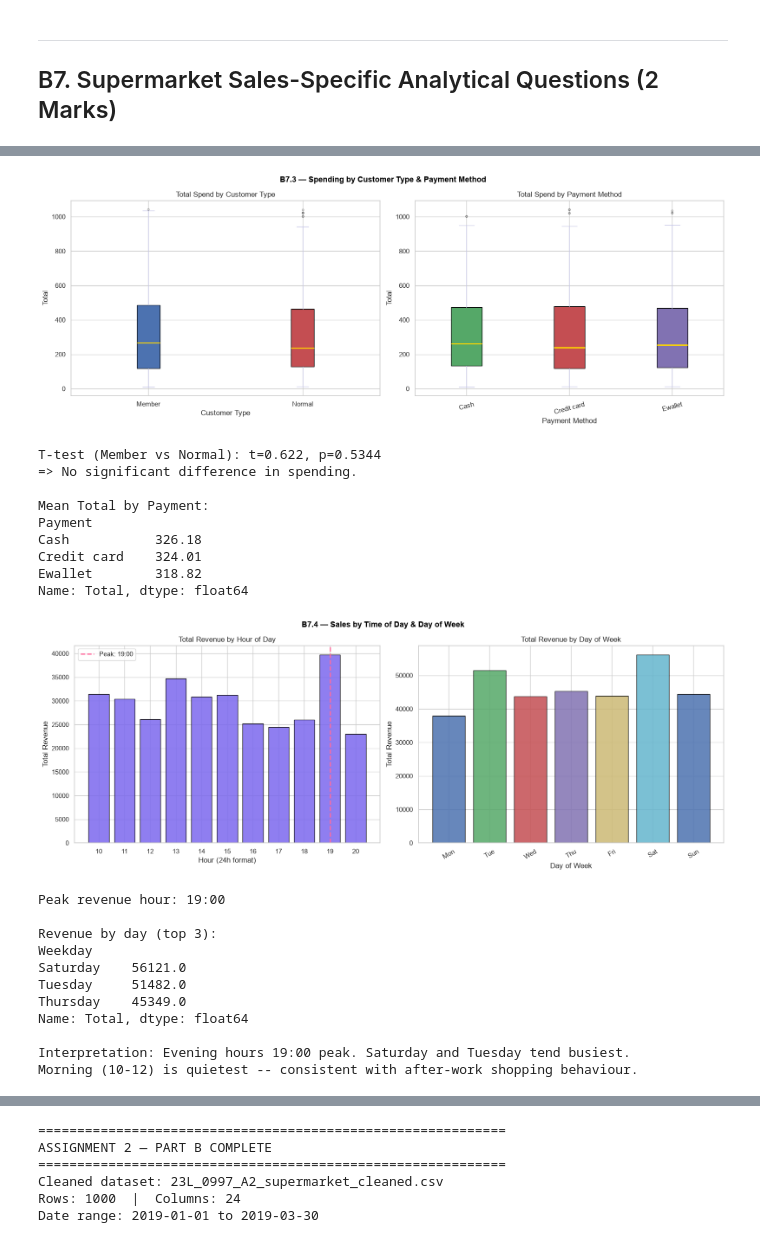
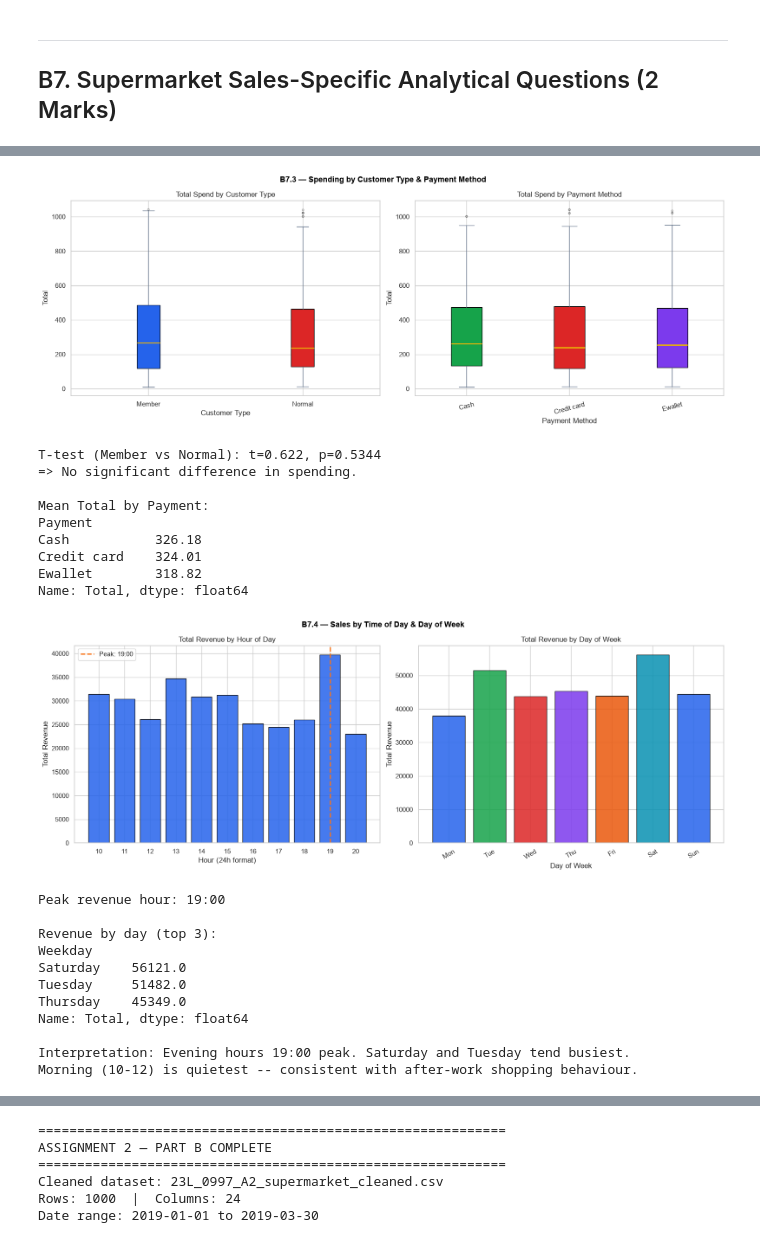
Before and after one commit to SheikhFareed99/Data-cleaning-eda, a Jupyter notebook: 23L_0997_A2.ipynb, the cells around one changed output, grey strips where cells are left out. Saved outputs shown, nothing was run; the diff lists cells and outputs as text; code cells hidden in the pictures.

Commit message:
Refresh graph colours and concise insights

```diff
--- a/23L_0997_A2.ipynb
+++ b/23L_0997_A2.ipynb
@@ -339,7 +347,7 @@ from scipy import stats
 sns.set_theme(style='whitegrid')
 plt.rcParams['figure.figsize'] = (10, 5)
 plt.rcParams['font.size'] = 10
-PALETTE = ['#4C72B0', '#55A868', '#C44E52', '#8172B2', '#CCB974', '#64B5CD']
+PALETTE = ['#2563EB', '#16A34A', '#DC2626', '#7C3AED', '#EA580C', '#0891B2']
 # %% [markdown]
 ---
 ## B1. Dataset Understanding (2 Marks)
@@ -1180,9 +1188,9 @@ fig.suptitle('B7.3 — Spending by Customer Type & Payment Method',
              fontsize=13, fontweight='bold', color='black')
 cust_grps = [df_clean[df_clean['Customer type']==t]['Total'] for t in ['Member','Normal']]
 bp1 = axes[0].boxplot(cust_grps, tick_labels=['Member','Normal'], patch_artist=True,
-                       medianprops=dict(color='#ffd700', lw=2),
-                       whiskerprops=dict(color='#c8c8e8'),
-                       capprops=dict(color='#c8c8e8'),
+                       medianprops=dict(color='#EAB308', lw=2),
+                       whiskerprops=dict(color='#64748B'),
+                       capprops=dict(color='#64748B'),
                        flierprops=dict(marker='o', alpha=0.3, ms=3))
 bp1['boxes'][0].set_facecolor(PALETTE[0])
 bp1['boxes'][1].set_facecolor(PALETTE[2])
@@ -1193,9 +1201,9 @@ axes[0].grid(True)
 pay_methods = sorted(df_clean['Payment'].unique())
 pay_grps = [df_clean[df_clean['Payment']==p]['Total'] for p in pay_methods]
 bp2 = axes[1].boxplot(pay_grps, tick_labels=pay_methods, patch_artist=True,
-                       medianprops=dict(color='#ffd700', lw=2),
-                       whiskerprops=dict(color='#c8c8e8'),
-                       capprops=dict(color='#c8c8e8'),
+                       medianprops=dict(color='#EAB308', lw=2),
+                       whiskerprops=dict(color='#64748B'),
+                       capprops=dict(color='#64748B'),
                        flierprops=dict(marker='o', alpha=0.3, ms=3))
 for j, box in enumerate(bp2['boxes']):
     box.set_facecolor(PALETTE[j+1])
@@ -1216,7 +1224,7 @@ print(f'=>{" Significant" if p<0.05 else " No significant"} difference in spendi
 print('\nMean Total by Payment:')
 print(df_clean.groupby('Payment')['Total'].mean().round(2))
 # %% [output]
-[figure, old version]
+[figure, new version]
 T-test (Member vs Normal): t=0.622, p=0.5344
 => No significant difference in spending.
 
@@ -1229,36 +1237,36 @@ Name: Total, dtype: float64
 # %%
 fig, axes = plt.subplots(1, 2, figsize=(16, 6))
 fig.suptitle('B7.4 — Sales by Time of Day & Day of Week',
              fontsize=13, fontweight='bold', color='black')
 hourly = df_clean.groupby('Hour')['Total'].sum().reset_index()
-axes[0].bar(hourly['Hour'], hourly['Total'], color='#7b68ee', edgecolor='black', alpha=0.85)
+axes[0].bar(hourly['Hour'], hourly['Total'], color='#2563EB', edgecolor='black', alpha=0.85)
 peak_hour = hourly.loc[hourly['Total'].idxmax(), 'Hour']
-axes[0].axvline(peak_hour, color='#ff6b9d', lw=2, linestyle='--', label=f'Peak: {peak_hour}:00')
+axes[0].axvline(peak_hour, color='#F97316', lw=2, linestyle='--', label=f'Peak: {peak_hour}:00')
 axes[0].set_title('Total Revenue by Hour of Day')
 axes[0].set_xlabel('Hour (24h format)')
 axes[0].set_ylabel('Total Revenue')
 axes[0].set_xticks(hourly['Hour'])
 axes[0].legend()
 axes[0].grid(True, axis='y')
 day_order = ['Monday','Tuesday','Wednesday','Thursday','Friday','Saturday','Sunday']
 weekday = df_clean.groupby('Weekday')['Total'].sum().reindex(day_order)
 axes[1].bar(range(7), weekday.values, color=PALETTE[:7], edgecolor='black', alpha=0.85)
 axes[1].set_xticks(range(7))
 axes[1].set_xticklabels([d[:3] for d in day_order], rotation=30)
 axes[1].set_title('Total Revenue by Day of Week')
 axes[1].set_xlabel('Day of Week')
 axes[1].set_ylabel('Total Revenue')
 axes[1].grid(True, axis='y')
 plt.tight_layout()
 plt.savefig('plot_b7_q4.png', dpi=120, bbox_inches='tight', facecolor='black')
 plt.show()
 print(f'Peak revenue hour: {peak_hour}:00')
 print('\nRevenue by day (top 3):')
 print(weekday.sort_values(ascending=False).head(3).round(0))
 print('\nInterpretation: Evening hours 19:00 peak. Saturday and Tuesday tend busiest.')
 print('Morning (10-12) is quietest -- consistent with after-work shopping behaviour.')
 # %% [output]
-[figure, old version]
+[figure, new version]
 Peak revenue hour: 19:00
 
 Revenue by day (top 3):
```
Also changed, not shown: parts of 14 cells of this notebook.
